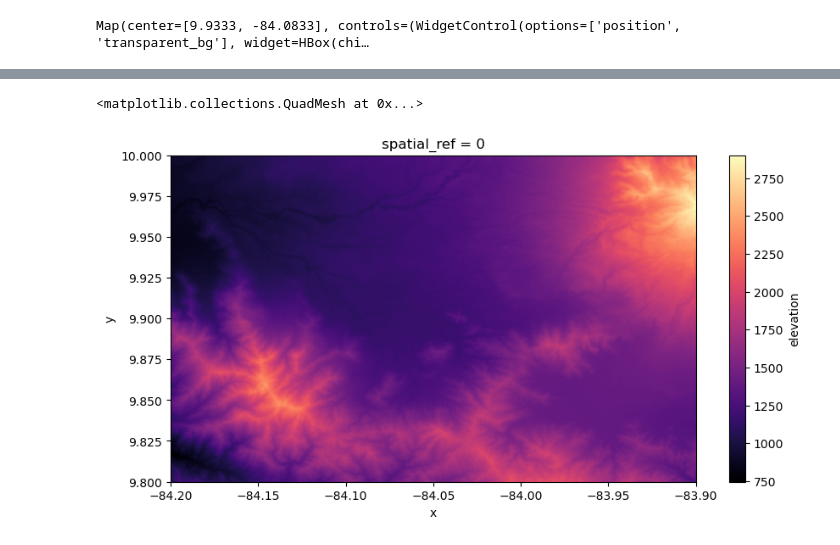
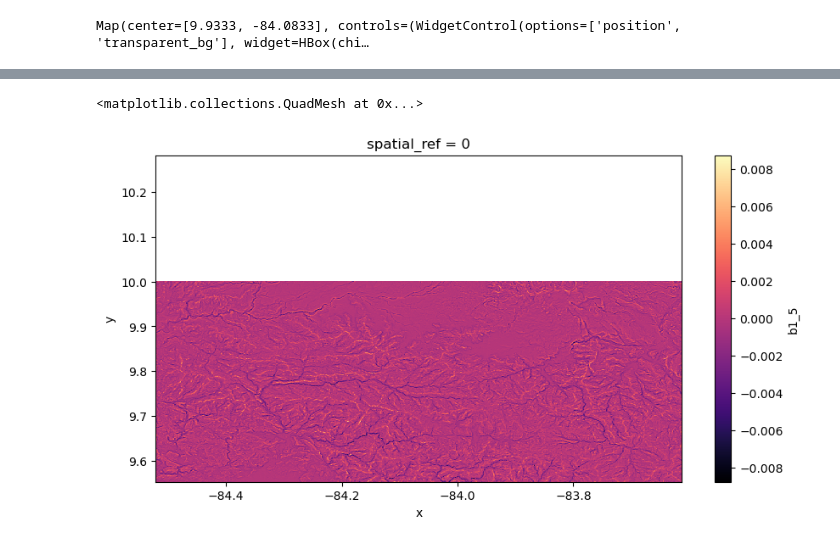
Before and after one commit to HotspotStoplight/HotspotStoplight, a Jupyter notebook: flood_mapping/urban_conditions.ipynb, the cells around one changed output, grey strips where cells are left out. Drawn from its saved outputs; the diff is of its cells as text; code cells hidden in the pictures.

```diff
--- a/flood_mapping/urban_conditions.ipynb
+++ b/flood_mapping/urban_conditions.ipynb
@@ -20,8 +17,9 @@ file_path = os.path.abspath("data/resourceshedbb_CostaRica_SanJose.geojson")
 
 with open(file_path) as f:
     json_data = json.load(f)
+
+bbox_geojson = geojson_to_ee(json_data)
+bbox = bbox_geojson.geometry().bounds()
-# %%
-bbox = geojson_to_ee(json_data)
 # %%
 # Load the HydroSHEDS Flow Direction dataset and the specified Flow Accumulation dataset
 flow_direction = ee.Image('WWF/HydroSHEDS/03DIR').clip(bbox)
@@ -146,0 +237,10 @@ ghsl = ee.ImageCollection("JRC/GHSL/P2023A/GHS_BUILT_C").filterBounds(bbox).firs
+# %%
+scale = 100
+
+chirps_precip = ee.ImageCollection('UCSB-CHG/CHIRPS/DAILY').filter(ee.Filter.date('2018-05-01', '2018-05-03')).select('precipitation').max().clip(bbox)
+chirps_precip_100m = chirps_precip.resample('bicubic').reproject(
+    crs=crs,
+    scale=scale
+)
+
+precipitationVis = {'min': 1, 'max': 17, 'palette': ['001137', '0aab1e', 'e7eb05', 'ff4a2d', 'e90000'],}
@@ -219,5 +388,5 @@ print(arr)
 # %%
-arr.elevation.max("time").plot(figsize=(10, 5), cmap="magma")
+arr.b1_5.max("time").plot(figsize=(10, 5), cmap="magma")
 # %% [output]
 <matplotlib.collections.QuadMesh at 0x...>
-[figure, old version]
+[figure, new version]
```
Also changed, not shown: parts of 19 cells of this notebook.
